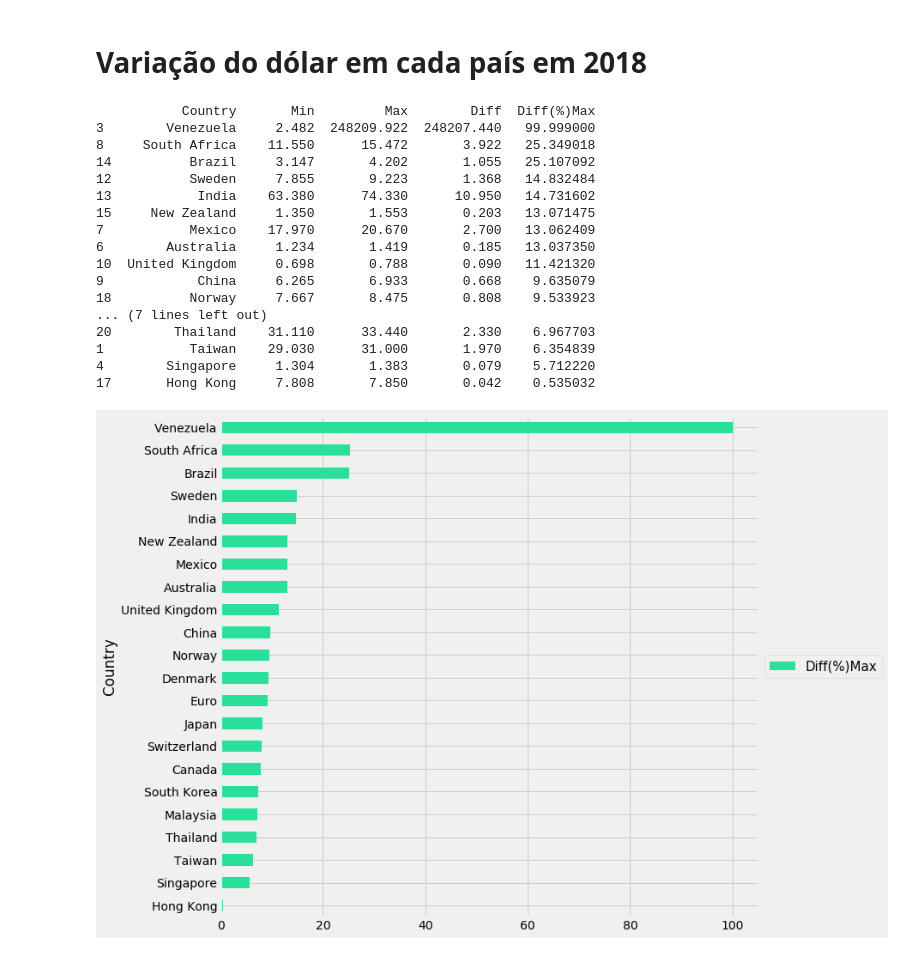
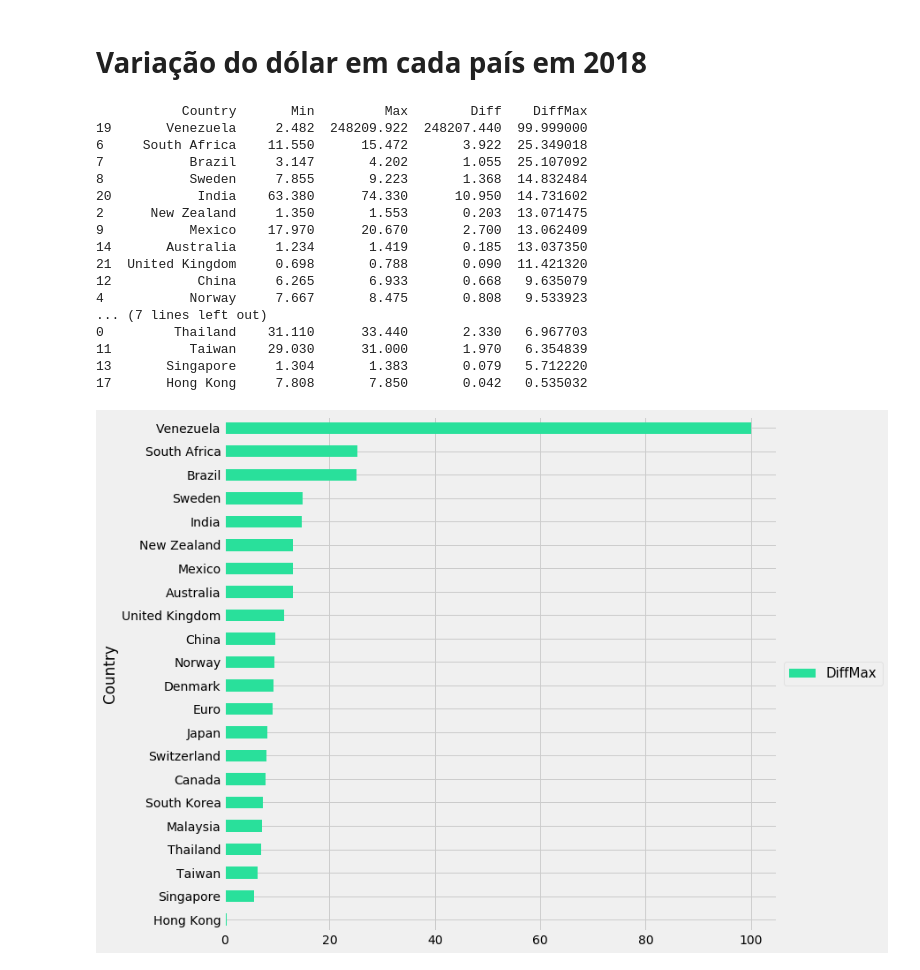
Before and after one commit to isabellefo/usdAnalysis, a Jupyter notebook: USDAnalysis.ipynb, the cells around one changed output. Drawn from its saved outputs; the diff is of its cells as text; code cells hidden in the pictures.

```diff
--- a/USDAnalysis.ipynb
+++ b/USDAnalysis.ipynb
@@ -243,34 +244,34 @@ for c, group in dfusd[dfusd['Date'].dt.year == 2018].groupby('Country'):
     df.loc[df['Country'] == c, 'Min'] = round(group['Exchange rate'].min(), 3)
     df.loc[df['Country'] == c, 'Max'] = round(group['Exchange rate'].max(), 3)
 df['Diff'] = df['Max'] - df['Min']
-df['Diff(%)Max'] = (df['Diff']  / df['Max']) *100
+df['DiffMax'] = (df['Diff']  / df['Max']) *100
 # %%
-print(df.sort_values('Diff(%)Max',ascending  = False))
+print(df.sort_values('DiffMax',ascending  = False))
 # %% [output]
-           Country       Min         Max        Diff  Diff(%)Max
-3        Venezuela     2.482  248209.922  248207.440   99.999000
-8     South Africa    11.550      15.472       3.922   25.349018
-14          Brazil     3.147       4.202       1.055   25.107092
-12          Sweden     7.855       9.223       1.368   14.832484
-13           India    63.380      74.330      10.950   14.731602
-15     New Zealand     1.350       1.553       0.203   13.071475
-7           Mexico    17.970      20.670       2.700   13.062409
-6        Australia     1.234       1.419       0.185   13.037350
-10  United Kingdom     0.698       0.788       0.090   11.421320
-9            China     6.265       6.933       0.668    9.635079
-18          Norway     7.667       8.475       0.808    9.533923
+           Country       Min         Max        Diff    DiffMax
+19       Venezuela     2.482  248209.922  248207.440  99.999000
+6     South Africa    11.550      15.472       3.922  25.349018
+7           Brazil     3.147       4.202       1.055  25.107092
+8           Sweden     7.855       9.223       1.368  14.832484
+20           India    63.380      74.330      10.950  14.731602
+2      New Zealand     1.350       1.553       0.203  13.071475
+9           Mexico    17.970      20.670       2.700  13.062409
+14       Australia     1.234       1.419       0.185  13.037350
+21  United Kingdom     0.698       0.788       0.090  11.421320
+12           China     6.265       6.933       0.668   9.635079
+4           Norway     7.667       8.475       0.808   9.533923
 ... (7 lines left out)
-20        Thailand    31.110      33.440       2.330    6.967703
-1           Taiwan    29.030      31.000       1.970    6.354839
-4        Singapore     1.304       1.383       0.079    5.712220
-17       Hong Kong     7.808       7.850       0.042    0.535032
+0         Thailand    31.110      33.440       2.330   6.967703
+11          Taiwan    29.030      31.000       1.970   6.354839
+13       Singapore     1.304       1.383       0.079   5.712220
+17       Hong Kong     7.808       7.850       0.042   0.535032
 # %%
 plt.style.use('fivethirtyeight')
-df.sort_values('Diff(%)Max',ascending = True).plot(kind='barh',x='Country', y='Diff(%)Max',
+df.sort_values('DiffMax',ascending = True).plot(kind='barh',x='Country', y='DiffMax',
                                                    figsize=(10,10), color = '#29E09B')
 legenda_format()
 plt.show()
 # %% [output]
-[figure, old version]
+[figure, new version]
 # %%
 listC.remove('Venezuela')
```
Also changed, not shown: parts of 12 cells of this notebook.
